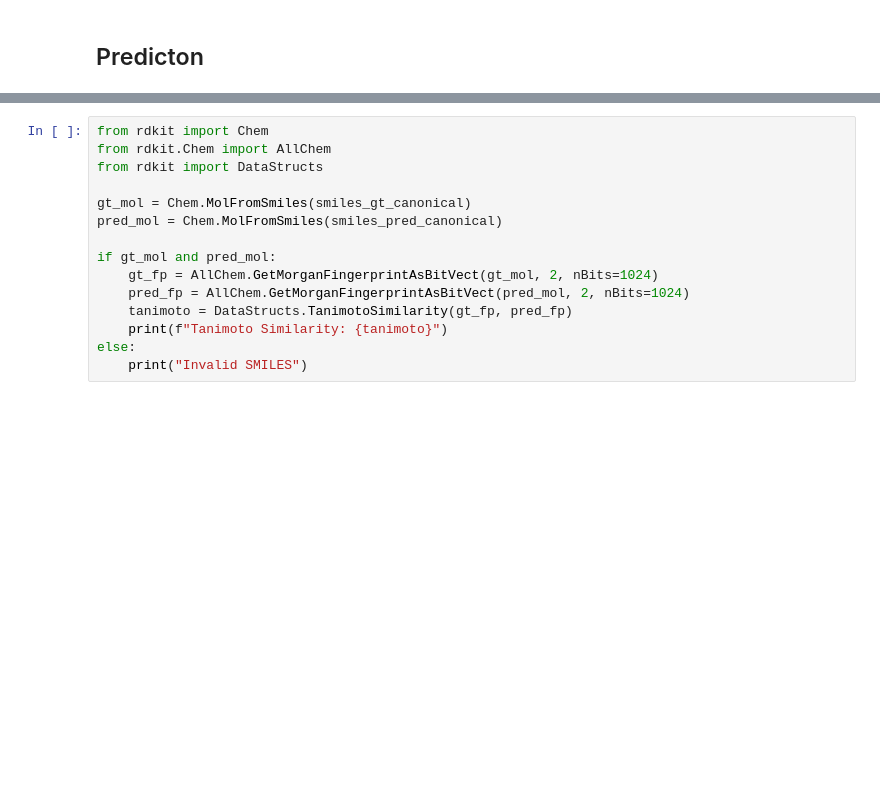
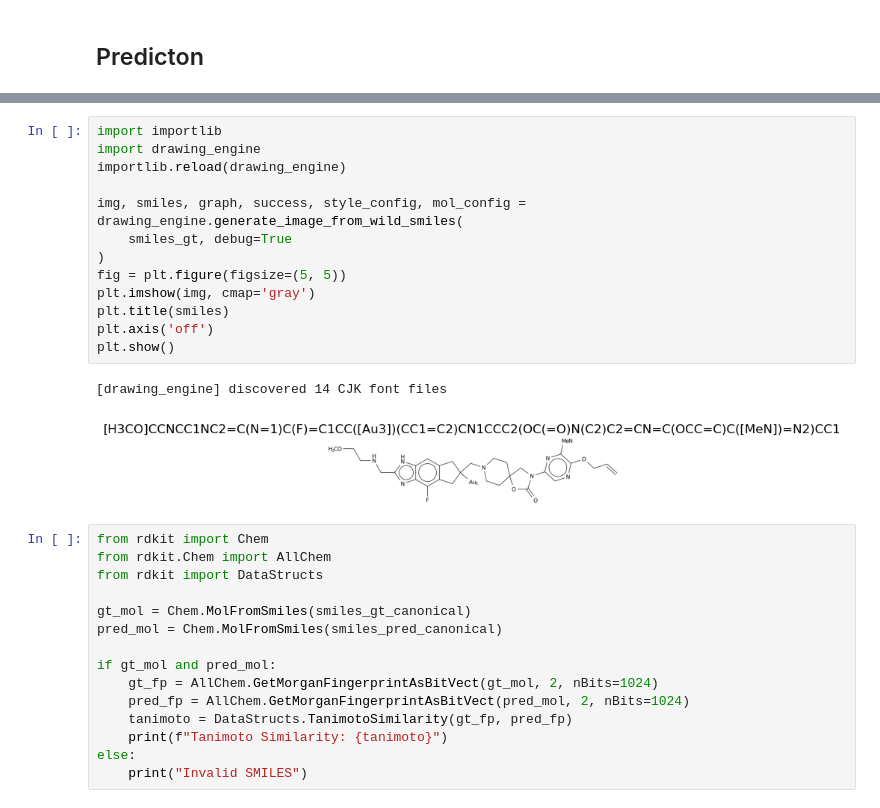
Before and after one commit to lyuzhuoqi/MolScanner, a Jupyter notebook: MolScanner/MolScanner_evaluation.ipynb, the cells around one changed output, grey strips where cells are left out. Cells and saved outputs as stored; diff of their text form; blank space fills up the shorter version.

```diff
--- a/MolScanner/MolScanner_evaluation.ipynb
+++ b/MolScanner/MolScanner_evaluation.ipynb
@@ -209,3 +210,19 @@ Canonical SMILES match: True
+# %%
+import importlib
+import drawing_engine
+importlib.reload(drawing_engine)
+
+img, smiles, graph, success, style_config, mol_config = drawing_engine.generate_image_from_wild_smiles(
+    smiles_gt, debug=True
+)
+fig = plt.figure(figsize=(5, 5))
+plt.imshow(img, cmap='gray')
+plt.title(smiles)
+plt.axis('off')
+plt.show()
+# %% [output]
+[drawing_engine] discovered 14 CJK font files
+[figure, added]
 # %%
 from rdkit import Chem
 from rdkit.Chem import AllChem
```
Also changed, not shown: parts of 4 cells of this notebook, 4 other files.
